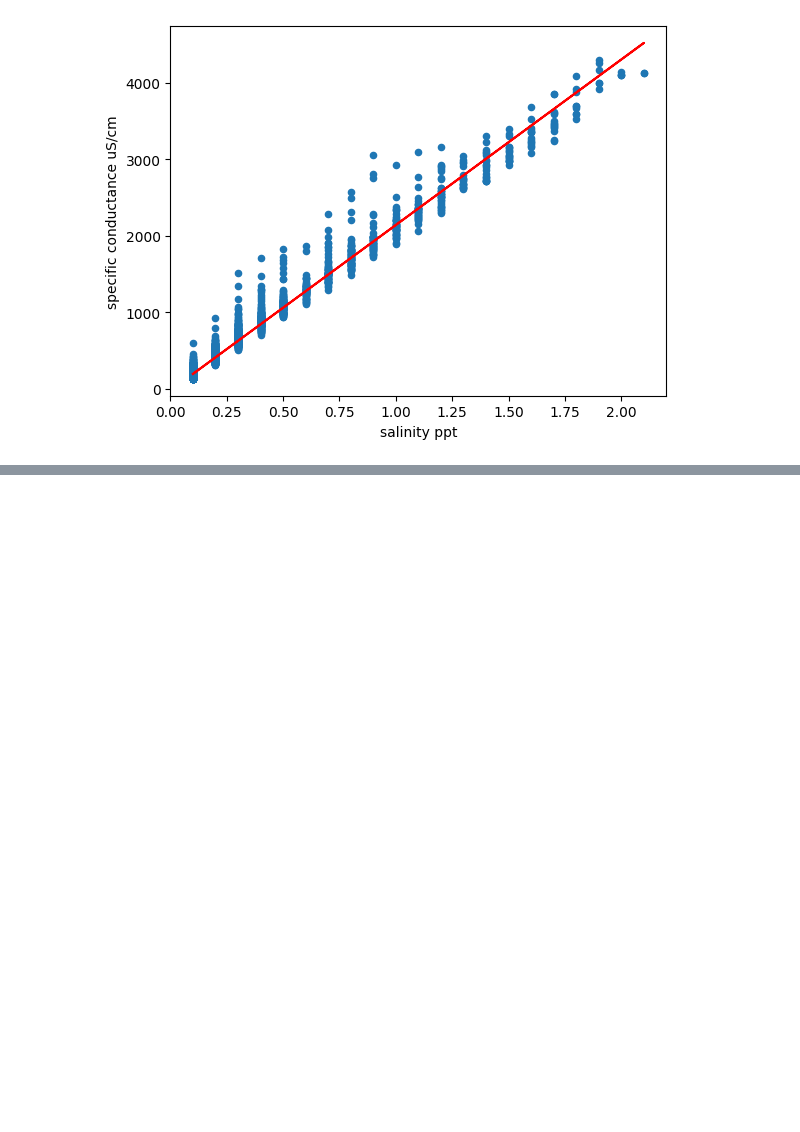
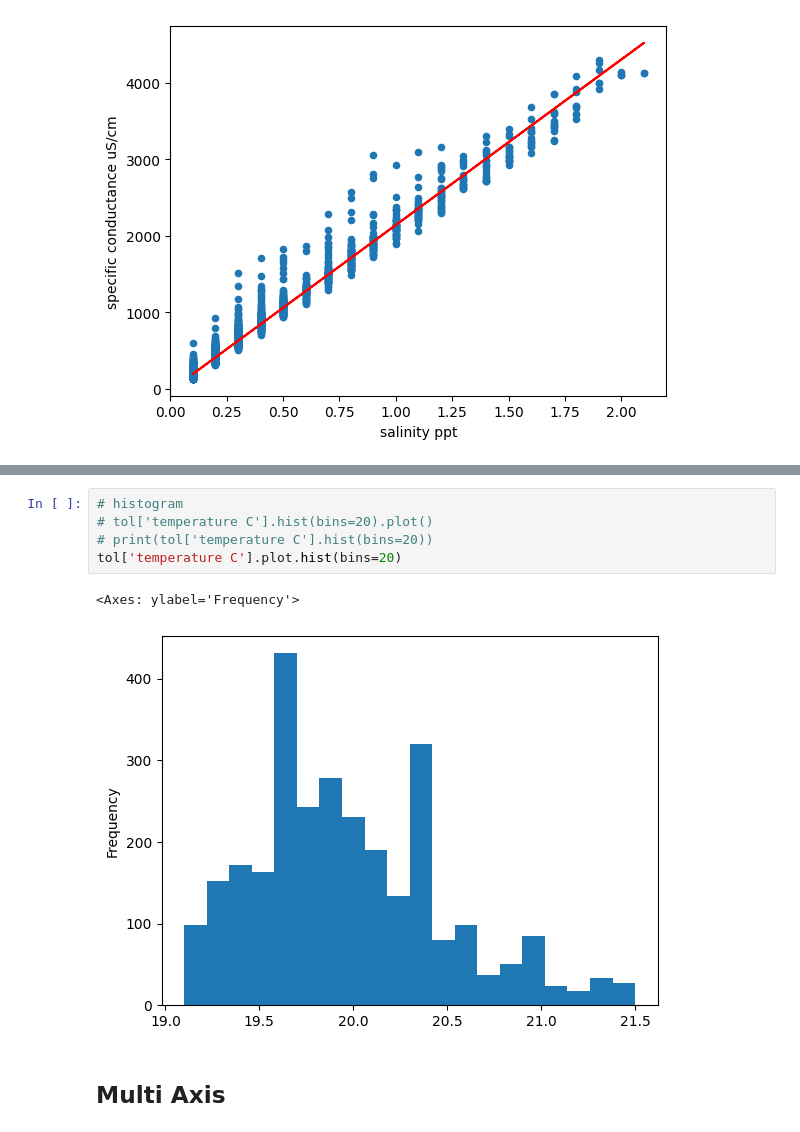
Before and after one commit to a8ksh4/python_workshop, a Jupyter notebook: D3-Pandas_Graphing.ipynb, the cells around one changed output, grey strips where cells are left out. Saved outputs shown, nothing was run; the diff lists cells and outputs as text; blank space fills up the shorter version.

```diff
--- a/D3-Pandas_Graphing.ipynb
+++ b/D3-Pandas_Graphing.ipynb
@@ -148,2 +194,12 @@ AttributeError: 'PlotAccessor' object has no attribute 'boxplot'
+# %%
+# histogram
+# tol['temperature C'].hist(bins=20).plot()
+# print(tol['temperature C'].hist(bins=20))
+tol['temperature C'].plot.hist(bins=20)
+# %% [output]
+<Axes: ylabel='Frequency'>
+[figure, added]
+# %% [markdown]
+## Multi Axis
 # %% [markdown]
 
```
Also changed, not shown: parts of 12 cells of this notebook.
